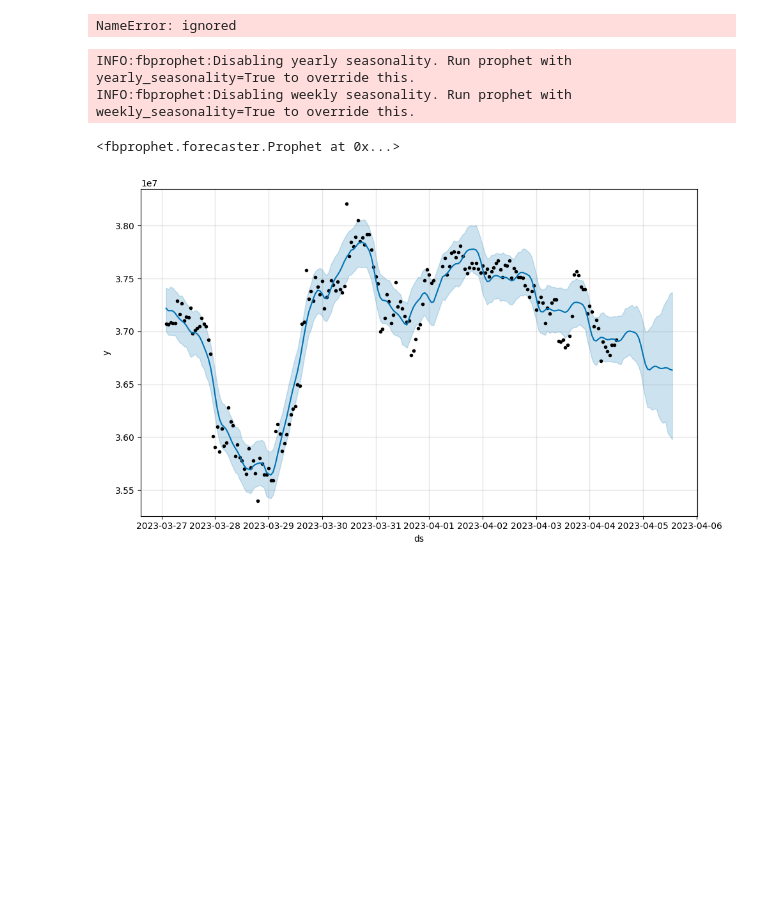
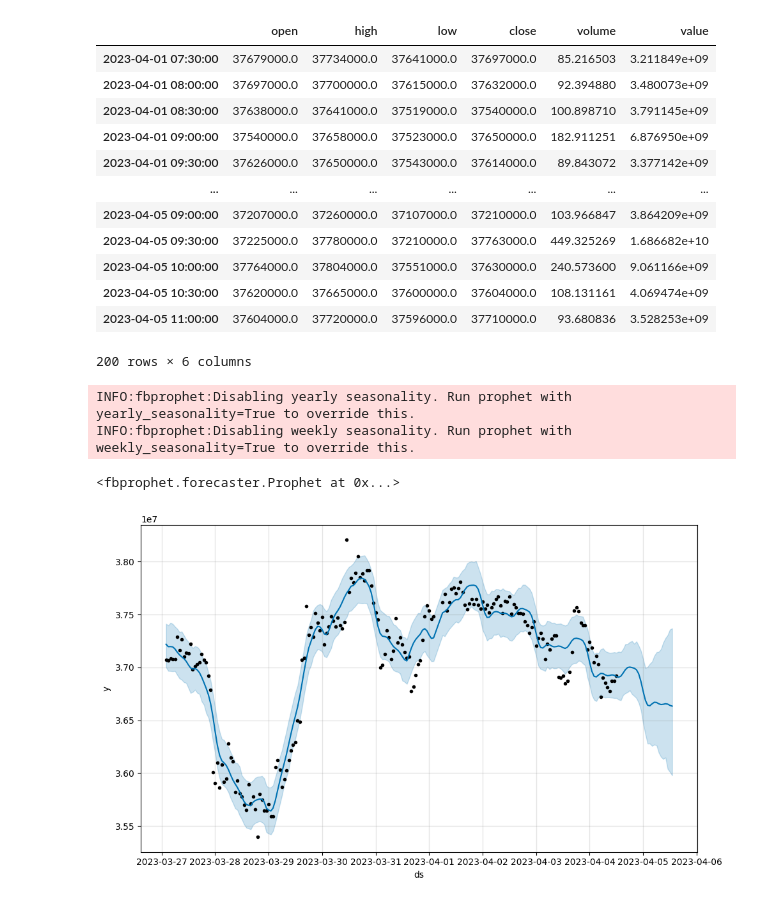
Before and after one commit to kimdongha723/kdh723, a Jupyter notebook: BTC_predict_ipynb의_사본.ipynb, the cells around one changed output. Cells and saved outputs as stored; diff of their text form; code cells hidden in the pictures; blank space fills up the shorter version.

```diff
--- a/BTC_predict_ipynb의_사본.ipynb
+++ b/BTC_predict_ipynb의_사본.ipynb
@@ -47,10 +47,22 @@ Successfully installed cmdstanpy-0.9.5 fbprophet-0.7.1 setuptools-git-1.2
 import pyupbit
 # %%
 #BTC 최근 200시간의 데이터 불러옴
-df = pyupbit.get_ohlcv("KRW-btc", interval="minute60")
+df = pyupbit.get_ohlcv("KRW-btc", interval="minute30")
 df
 # %% [output]
+|  | open | high | low | close | volume | value |
+| 2023-04-01 07:30:00 | 37679000.0 | 37734000.0 | 37641000.0 | 37697000.0 | 85.216503 | 3.211849e+09 |
+| 2023-04-01 08:00:00 | 37697000.0 | 37700000.0 | 37615000.0 | 37632000.0 | 92.394880 | 3.480073e+09 |
+| 2023-04-01 08:30:00 | 37638000.0 | 37641000.0 | 37519000.0 | 37540000.0 | 100.898710 | 3.791145e+09 |
+| 2023-04-01 09:00:00 | 37540000.0 | 37658000.0 | 37523000.0 | 37650000.0 | 182.911251 | 6.876950e+09 |
+| 2023-04-01 09:30:00 | 37626000.0 | 37650000.0 | 37543000.0 | 37614000.0 | 89.843072 | 3.377142e+09 |
+| ... | ... | ... | ... | ... | ... | ... |
+| 2023-04-05 09:00:00 | 37207000.0 | 37260000.0 | 37107000.0 | 37210000.0 | 103.966847 | 3.864209e+09 |
+| 2023-04-05 09:30:00 | 37225000.0 | 37780000.0 | 37210000.0 | 37763000.0 | 449.325269 | 1.686682e+10 |
+| 2023-04-05 10:00:00 | 37764000.0 | 37804000.0 | 37551000.0 | 37630000.0 | 240.573600 | 9.061166e+09 |
+| 2023-04-05 10:30:00 | 37620000.0 | 37665000.0 | 37600000.0 | 37604000.0 | 108.131161 | 4.069474e+09 |
+| 2023-04-05 11:00:00 | 37604000.0 | 37720000.0 | 37596000.0 | 37710000.0 | 93.680836 | 3.528253e+09 |
-NameError: ignored
+200 rows × 6 columns
 # %%
 #시간(ds)와 종가(y)값만 남김
 df = df.reset_index()
```
